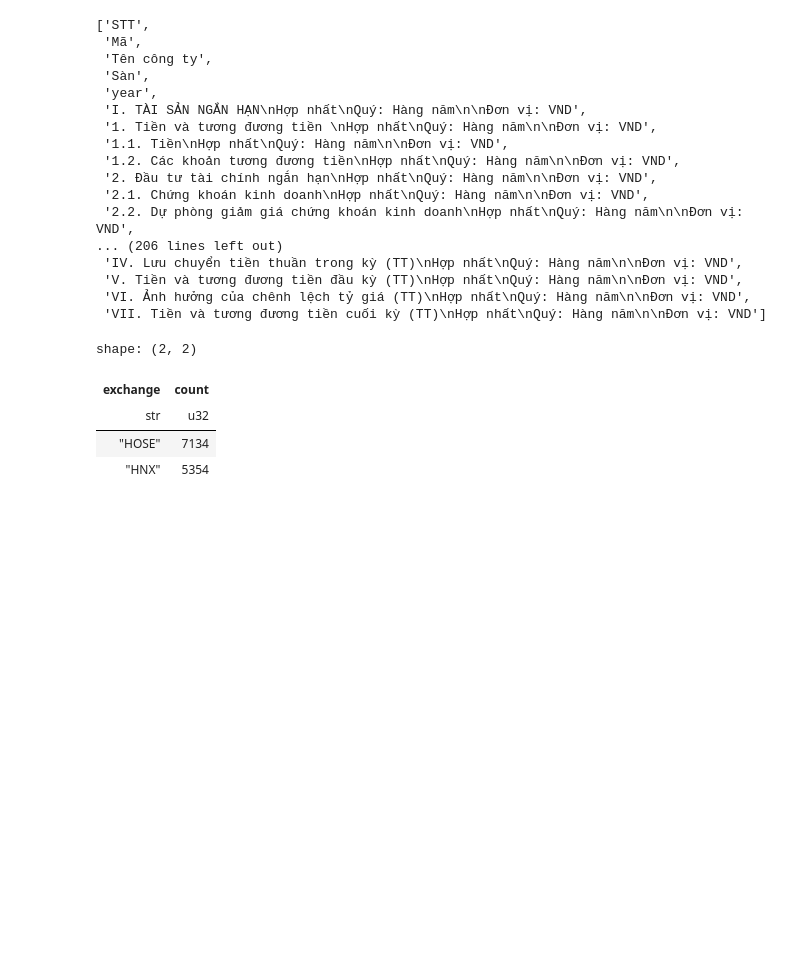
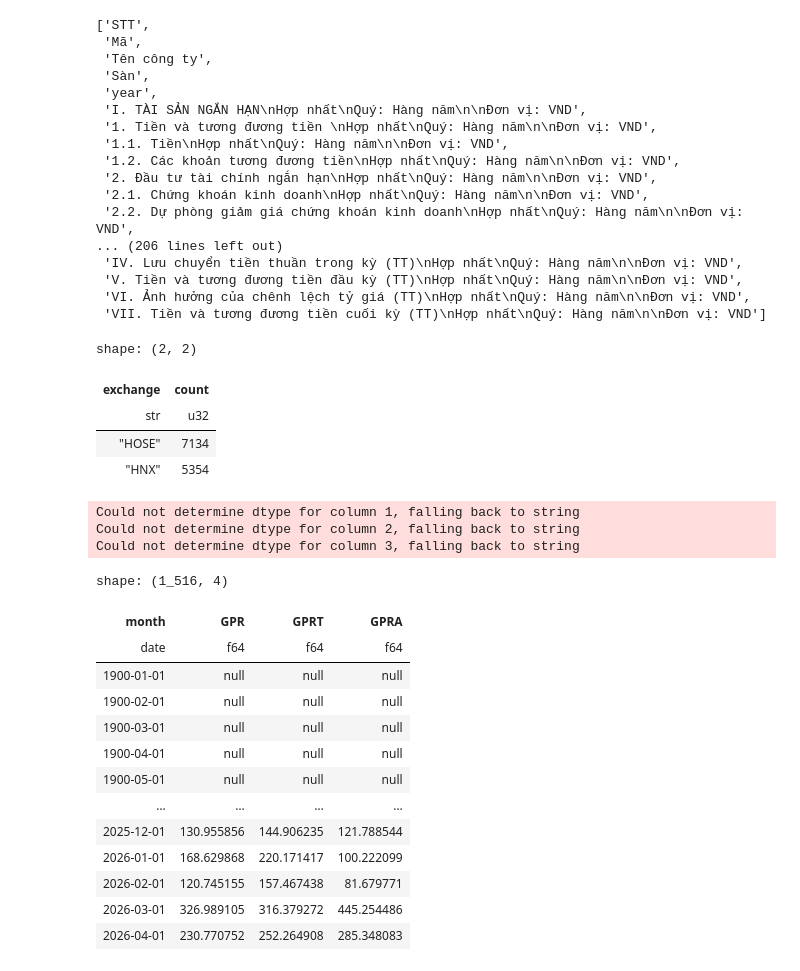
Before and after one commit to vongvinhtoan/kristal-thesis-not-mine, a Jupyter notebook: scripts/preprocessing.ipynb, the cells around one changed output. Saved outputs shown, nothing was run; the diff lists cells and outputs as text; code cells hidden in the pictures; blank space fills up the shorter version.

```diff
--- a/scripts/preprocessing.ipynb
+++ b/scripts/preprocessing.ipynb
@@ -257,3 +257,30 @@ shape: (2, 2)
 | str | u32 |
 | "HOSE" | 7134 |
 | "HNX" | 5354 |
+# %%
+pl.read_excel(
+    DATA_DIR / "data_gpr_export.xls", columns=["month", "GPR", "GPRT", "GPRA"]
+).with_columns([
+    pl.col("month"),
+    pl.col("GPR").cast(pl.Float64),
+    pl.col("GPRA").cast(pl.Float64),
+    pl.col("GPRT").cast(pl.Float64),
+])
+# %% [output]
+Could not determine dtype for column 1, falling back to string
+Could not determine dtype for column 2, falling back to string
+Could not determine dtype for column 3, falling back to string
+shape: (1_516, 4)
+| month | GPR | GPRT | GPRA |
+| date | f64 | f64 | f64 |
+| 1900-01-01 | null | null | null |
+| 1900-02-01 | null | null | null |
+| 1900-03-01 | null | null | null |
+| 1900-04-01 | null | null | null |
+| 1900-05-01 | null | null | null |
+| … | … | … | … |
+| 2025-12-01 | 130.955856 | 144.906235 | 121.788544 |
+| 2026-01-01 | 168.629868 | 220.171417 | 100.222099 |
+| 2026-02-01 | 120.745155 | 157.467438 | 81.679771 |
+| 2026-03-01 | 326.989105 | 316.379272 | 445.254486 |
+| 2026-04-01 | 230.770752 | 252.264908 | 285.348083 |
```
Also changed, not shown: 3 other files.
